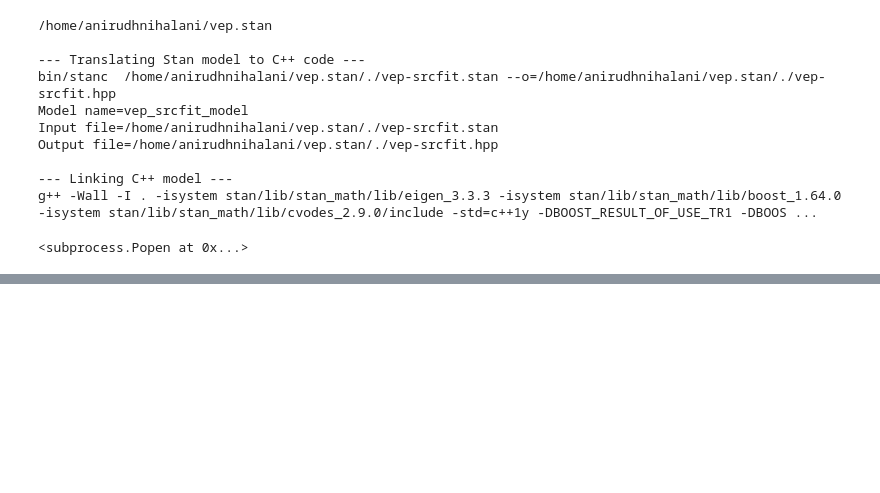
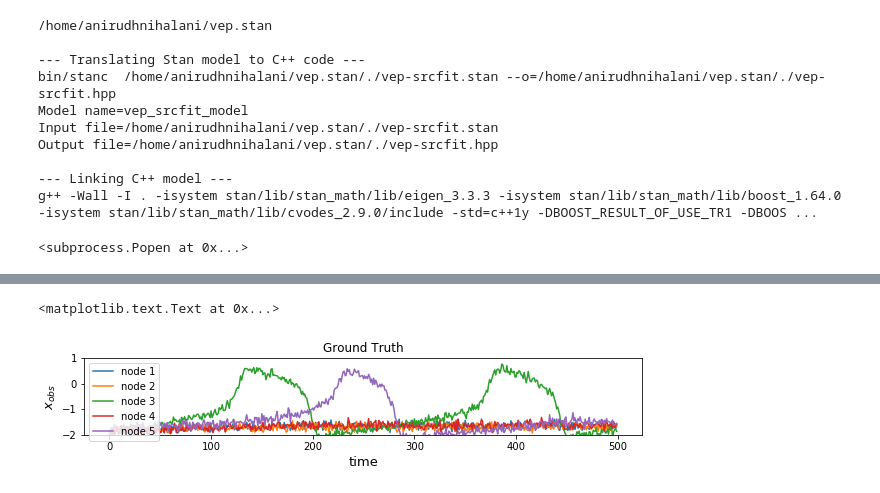
Before and after one commit to dhrunia/infr_szr_prpgtn, a Jupyter notebook: vep-src-fit.ipynb, the cells around one changed output, grey strips where cells are left out. Saved outputs shown, nothing was run; the diff lists cells and outputs as text; code cells hidden in the pictures; blank space fills up the shorter version.

```diff
--- a/vep-src-fit.ipynb
+++ b/vep-src-fit.ipynb
@@ -196,38 +200,44 @@ plt.savefig(f'{results_dir}/figures/posterior_violins.png')
+# %%
+chains = [1,2,3,4,5,6,7,8]
+sim_data = lib.io.stan.rload(f'{results_dir}/sim_data.R')
+for i in chains:
+    t = lib.io.stan.parse_csv(f'{results_dir}/samples_chain{i}.csv')
+    x0_samples = t['x0'][200:,:]
+    x_pred_dist = np.zeros([np.size(x0_samples, 0),
+                           sim_data['nn'],sim_data['nt']]) # Predictive distribution of x for chain i
+    j = 0
+    for j,x0 in enumerate(x0_samples):
+        data = sim_data
+        data['x0'] = x0
+        lib.io.stan.rdump('tmp/sim_data.R',data)
+        sim_cmd = f'./vep-srcfit-sim sample algorithm=fixed_param num_samples=1 num_warmup=0 data \
+        file=tmp/sim_data.R output file=tmp/sim_out.csv'
+        lib.io.stan.create_process(sim_cmd.split(),block=True,stdout=open('/dev/null','ab'))
+        t = lib.io.stan.parse_csv('tmp/sim_out.csv')
+        x_pred_dist[j,:,:] = t['xobs'][0]
+    np.save(f'{results_dir}/pred_dist_chain{i}.npy',x_pred_dist)
 # %%
-chains = [1,2,3,4,5,6,7,8]
 t = lib.io.stan.parse_csv(f'{results_dir}/sim_out.csv')
 plt.figure(figsize=[10,15])
 plt.subplot(len(chains)+1,1,1)
 plt.plot(t['xobs'][0].T)
 plt.legend([f'node {i}' for i in range(1,6)],loc='upper left')
 plt.ylim([-2,1])
 plt.xlabel('time',fontsize = 13)
 plt.ylabel('$x_{obs}$', fontsize = 13)
-
 plt.gca().set_title('Ground Truth')
 
-
-j = 1
 for i in chains:
-    j = j + 1
-    t = lib.io.stan.parse_csv(f'{results_dir}/samples_chain{i}.csv')
-    x0 = np.mean(t['x0'][1000:,:],axis=0)
-#     x0 = t['x0'][3000,:]
-    data = {'nn':nn, 'nt':nt, 'I1':I1, 'tau0':tau0, 'Ic':Ic, 'SC':SC,
-        'sigma':sigma, 'k':k, 'sigma_xobs':sigma_xobs,'sigma_zobs':sigma_zobs,
-        'x0':x0, 'time_scale':time_scale, 'time_step':time_step,
-        'x_init':x_init, 'z_init':z_init, 'z_eta': z_eta}
-    lib.io.stan.rdump('tmp/sim_data.R',data)
-    sim_cmd = f'./vep-srcfit-sim sample algorithm=fixed_param num_samples=1 num_warmup=0 data \
-    file=tmp/sim_data.R output file={results_dir}/ppc_chain{i}.csv'
-    lib.io.stan.create_process(sim_cmd.split(),block=True,stdout=open('/dev/null','ab'))
-    t = lib.io.stan.parse_csv(f'{results_dir}/ppc_chain{i}.csv')
+    x_pred = np.load(f'{results_dir}/pred_dist_chain{i},npy')
     plt.subplot(len(chains)+1,1,j)
     plt.plot(t['xobs'][0].T)
     plt.ylim([-2,1])
     plt.xlabel('time',fontsize = 13)
     plt.ylabel('$x_{obs}$', fontsize = 13)
-    plt.legend([f'node {i}' for i in range(1,6)],loc='upper left')
+#     plt.legend([f'node {i}' for i in range(1,6)],loc='upper left')
     plt.gca().set_title(f'Chain {i}')
 plt.tight_layout()
 plt.savefig(f'{results_dir}/figures/ppc.png')
+# %% [output]
+<matplotlib.text.Text at 0x...>
+[figure, added]
```
Also changed, not shown: parts of 2 cells of this notebook, 4 other files.
